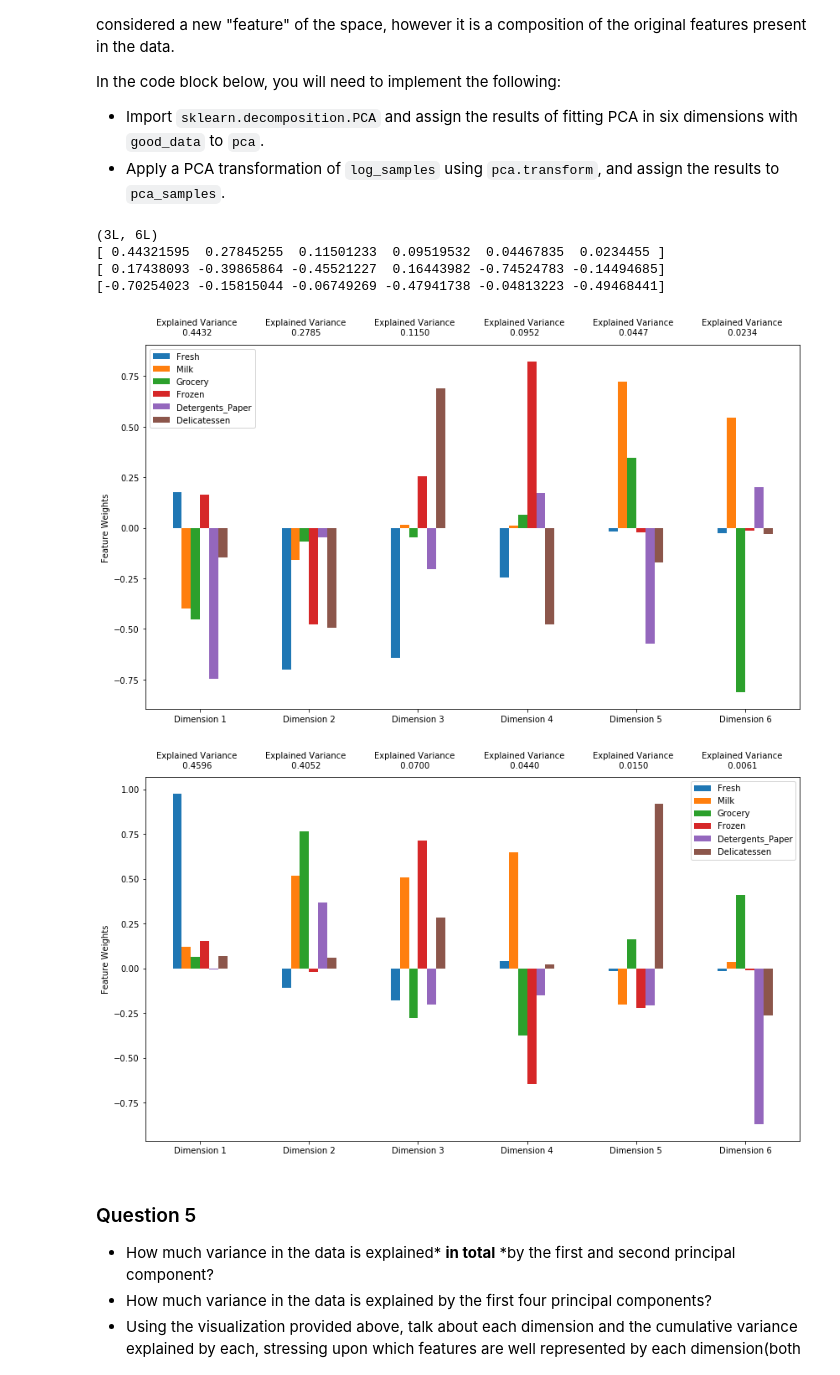
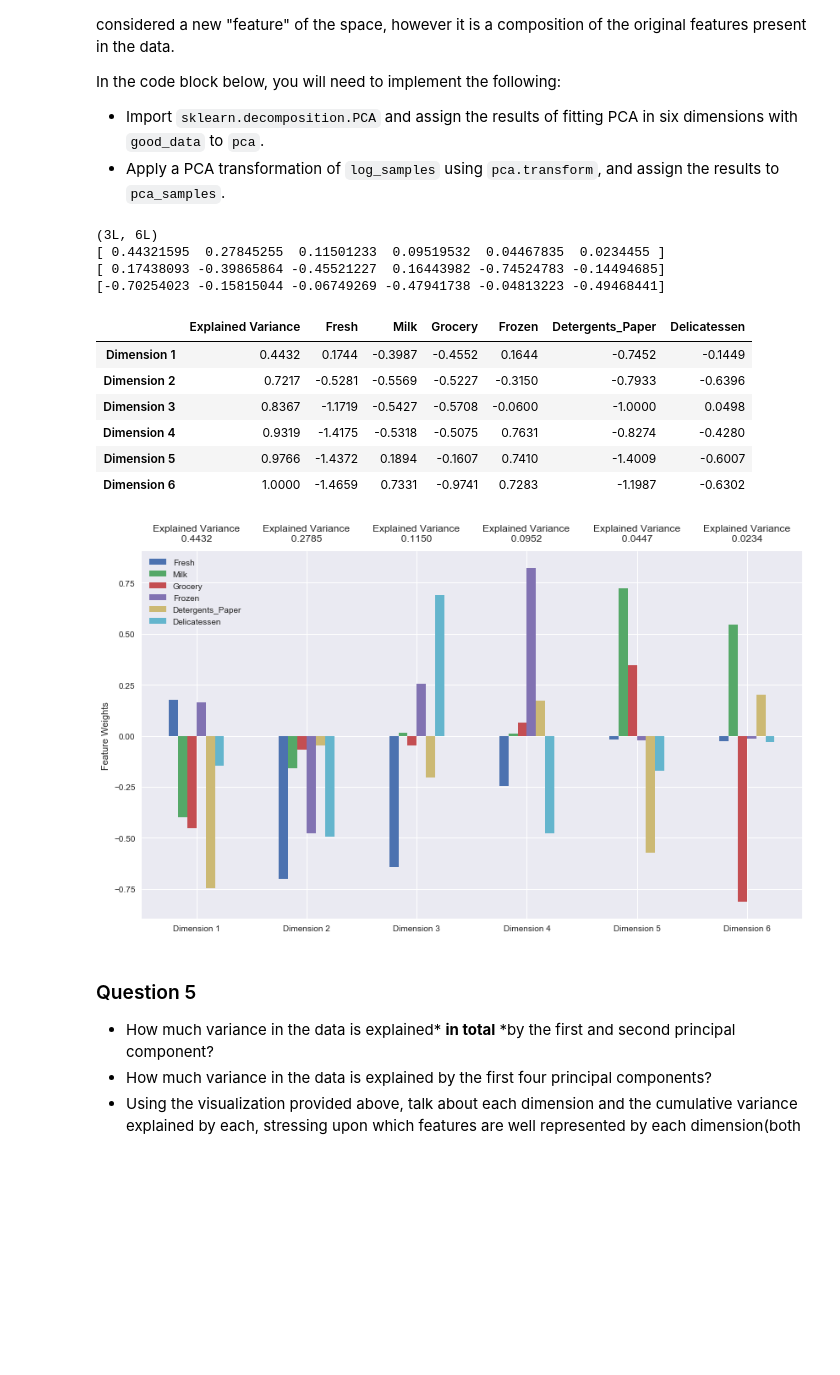
Before and after one commit to Alz-Android/ML, a Jupyter notebook: customer_segments/customer_segments.ipynb, the cells around one changed output. Cells and saved outputs as stored; diff of their text form; code cells hidden in the pictures; blank space fills up the shorter version.

```diff
--- a/customer_segments/customer_segments.ipynb
+++ b/customer_segments/customer_segments.ipynb
@@ -455,40 +455,34 @@ In the code block below, you will need to implement the following:
 # %%
 from sklearn import decomposition
 
 # TODO: Apply PCA by fitting the good data with the same number of dimensions as features
 
 pca = decomposition.PCA(n_components=6)
 pca.fit(good_data)
 # TODO: Transform log_samples using the PCA fit above
 pca_samples = pca.transform(log_samples)
 
 print pca_samples.shape
 print pca.explained_variance_ratio_
 print pca.components_[0]
 print pca.components_[1]
 
-
 # Generate PCA results plot
 pca_results = vs.pca_results(good_data, pca)
+pca_results.cumsum()
 # %% [output]
 (3L, 6L)
 [ 0.44321595  0.27845255  0.11501233  0.09519532  0.04467835  0.0234455 ]
 [ 0.17438093 -0.39865864 -0.45521227  0.16443982 -0.74524783 -0.14494685]
 [-0.70254023 -0.15815044 -0.06749269 -0.47941738 -0.04813223 -0.49468441]
+|  | Explained Variance | Fresh | Milk | Grocery | Frozen | Detergents_Paper | Delicatessen |
+| Dimension 1 | 0.4432 | 0.1744 | -0.3987 | -0.4552 | 0.1644 | -0.7452 | -0.1449 |
+| Dimension 2 | 0.7217 | -0.5281 | -0.5569 | -0.5227 | -0.3150 | -0.7933 | -0.6396 |
+| Dimension 3 | 0.8367 | -1.1719 | -0.5427 | -0.5708 | -0.0600 | -1.0000 | 0.0498 |
+| Dimension 4 | 0.9319 | -1.4175 | -0.5318 | -0.5075 | 0.7631 | -0.8274 | -0.4280 |
+| Dimension 5 | 0.9766 | -1.4372 | 0.1894 | -0.1607 | 0.7410 | -1.4009 | -0.6007 |
+| Dimension 6 | 1.0000 | -1.4659 | 0.7331 | -0.9741 | 0.7283 | -1.1987 | -0.6302 |
-[figure, old version]
+[figure, new version]
-# %%
-# Comparison PCA plot that includes outliers
-
-# pca using the data including outliers, as opposed to the good_data
-from sklearn import decomposition
-
-pca = decomposition.PCA(n_components=6)
-pca.fit(data)
-
-# Generate PCA results plot
-pca_results = vs.pca_results(data, pca)
-# %% [output]
-[figure, removed]
 # %% [markdown]
 ### Question 5
 
```
Also changed, not shown: parts of 9 cells of this notebook.
